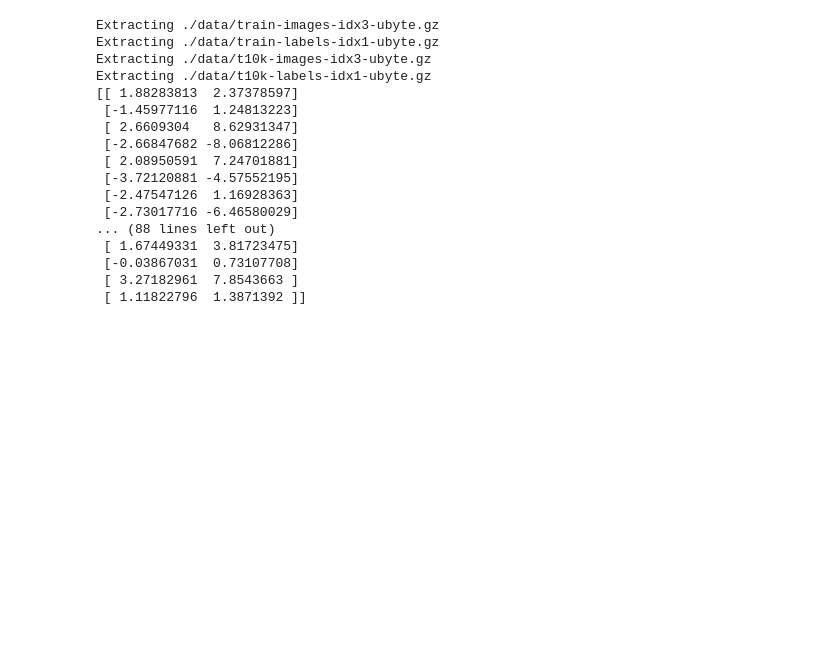
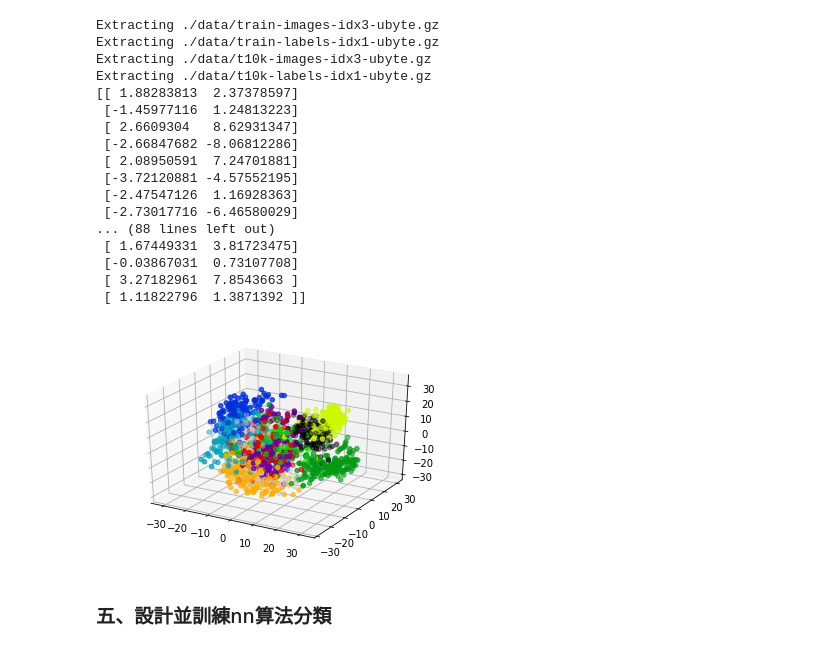
Before and after one commit to m-L-0/17b-Caoguohong-2015, a Jupyter notebook: FashionMNIST_Challenge/main.ipynb, the cells around one changed output. Saved outputs shown, nothing was run; the diff lists cells and outputs as text; code cells hidden in the pictures; blank space fills up the shorter version.

```diff
--- a/FashionMNIST_Challenge/main.ipynb
+++ b/FashionMNIST_Challenge/main.ipynb
@@ -280,3 +280,28 @@ Extracting ./data/t10k-labels-idx1-ubyte.gz
  [-0.03867031  0.73107708]
  [ 3.27182961  7.8543663 ]
  [ 1.11822796  1.3871392 ]]
+# %%
+# 二維度度聚類稍後提交，三維度的先拿出來，對，就是分不開
+
+from sklearn import datasets
+from sklearn import decomposition
+import matplotlib.pyplot as plt
+import numpy as np
+# import seaborn
+from mpl_toolkits.mplot3d import Axes3D
+%matplotlib inline
+
+mnist = datasets.load_digits()
+X = mnist.data
+y = mnist.target
+pca = decomposition.PCA(n_components=3)
+new_X = pca.fit_transform(X)
+
+fig = plt.figure()
+ax = fig.gca(projection='3d')
+ax.scatter(new_X[:, 0], new_X[:, 1], new_X[:, 2], c=y, cmap=plt.cm.spectral)
+plt.show()
+# %% [output]
+[figure, added]
+# %% [markdown]
+### 五、設計並訓練nn算法分類
```
